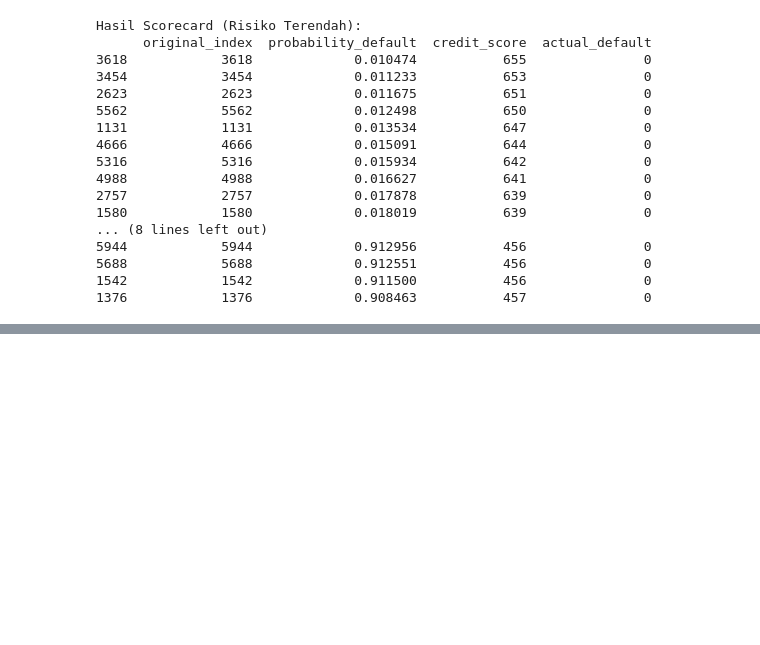
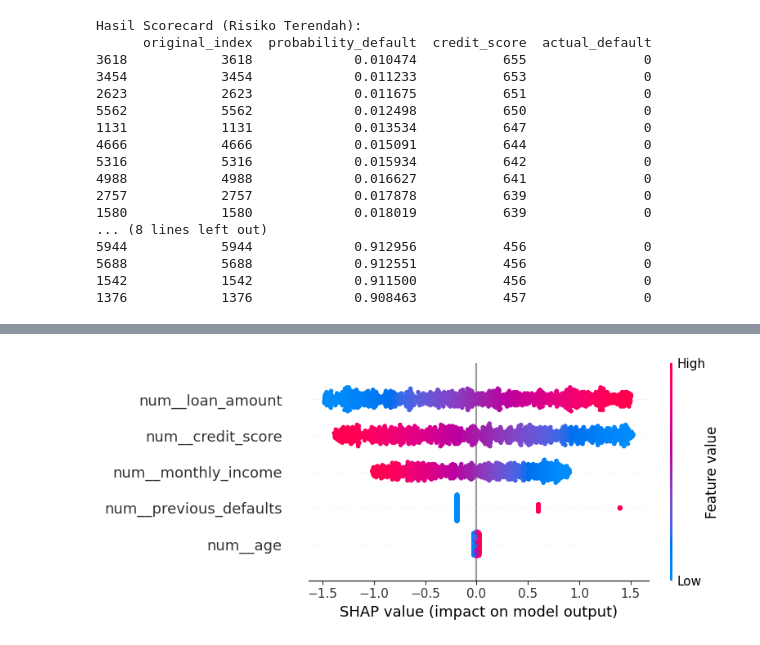
Before and after one commit to farhanrkt/ds-test, a Jupyter notebook: notebooks/B_modeling.ipynb, the cells around one changed output, grey strips where cells are left out. Cells and saved outputs as stored; diff of their text form; code cells hidden in the pictures; blank space fills up the shorter version.

Commit message:
feat(ipynb): add SHAP top feature

```diff
--- a/notebooks/B_modeling.ipynb
+++ b/notebooks/B_modeling.ipynb
@@ -420,0 +446,25 @@ Hasil Scorecard (Risiko Terendah):
+# %%
+preprocessor = model_pipeline.named_steps['preprocessor']
+model = model_pipeline.named_steps['classifier']
+
+X_train_transformed = preprocessor.transform(x_train)
+X_test_transformed = preprocessor.transform(x_test)
+
+feature_names = preprocessor.get_feature_names_out()
+# %%
+explainer = shap.LinearExplainer(model, X_train_transformed)
+
+shap_values = explainer.shap_values(X_test_transformed)
+
+shap.summary_plot(
+    shap_values,
+    X_test_transformed,
+    feature_names=feature_names,
+    max_display=10,
+    show=False
+)
+
+plt.savefig('shap_summary_top10.png', bbox_inches='tight')
+plt.show()
+# %% [output]
+[figure, added]
```
Also changed, not shown: parts of 4 cells of this notebook.
